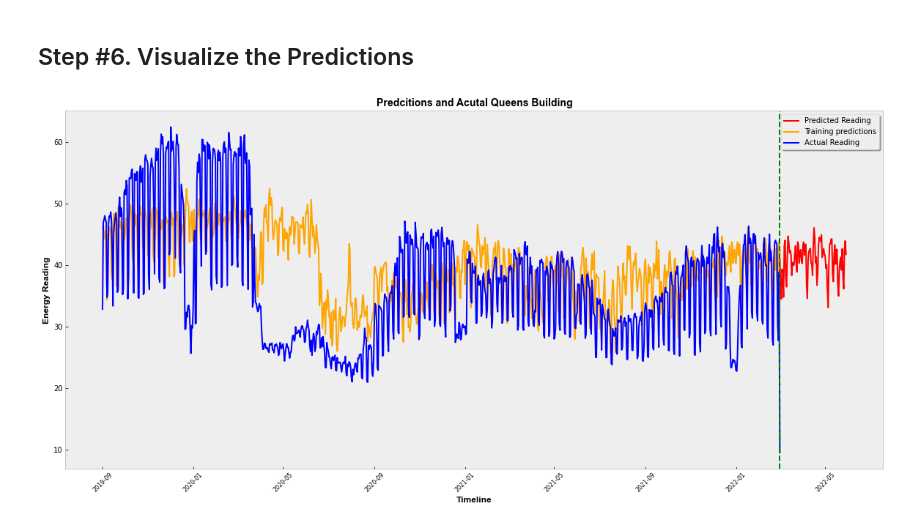
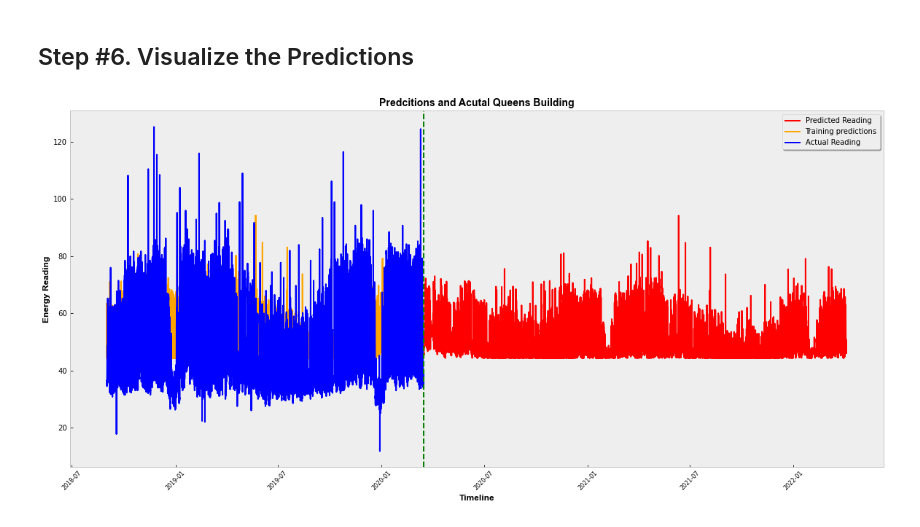
Before and after one commit to UsmanKolo/Master_Thesis, a Jupyter notebook: Notebooks/Bidirectional_LSTM.ipynb, the cells around one changed output. Cells and saved outputs as stored; diff of their text form; code cells hidden in the pictures.

```diff
--- a/Notebooks/Bidirectional_LSTM.ipynb
+++ b/Notebooks/Bidirectional_LSTM.ipynb
@@ -52,5 +52,5 @@ array([<AxesSubplot:xlabel='Datetime'>, <AxesSubplot:xlabel='Datetime'>,
 # %%
-# df = df.loc[:'2020-03-24']
+df = df.loc[:'2020-03-15']
 data = df.reset_index()
 
 dataset_train = data.copy()
@@ -126,9 +130,9 @@ array([[0.51908412],
 # %%
-# Creating a data structure with 90 timestamps and 1 output
+# Creating a data structure with 120 timestamps and 1 output
 X_train = []
 y_train = []
 
-n_future = 90  # Number of days we want top predict into the future
+n_future = 18000  # Number of days we want top predict into the future
 n_past = 1     # Number of past days we want to use to predict the future
 
 for i in range(n_past, len(training_set_scaled) - n_future +1):
@@ -205,8 +216,8 @@ model.compile(optimizer='adam', loss='mean_squared_error')
 ## Step #4. Start training
 # %%
 %%time
-es = EarlyStopping(monitor='val_loss', min_delta=1e-10, patience=10, verbose=1)
-rlr = ReduceLROnPlateau(monitor='val_loss', factor=0.5, patience=10, verbose=1)
+es = EarlyStopping(monitor='val_loss', min_delta=1e-10, patience=5, verbose=1)
+rlr = ReduceLROnPlateau(monitor='val_loss', factor=0.5, patience=5, verbose=1)
 mcp = ModelCheckpoint(filepath='weights.h5', monitor='val_loss', verbose=1, save_best_only=True, save_weights_only=True)
 
 tb = TensorBoard('logs')
@@ -240,7 +251,7 @@ plt.legend();
 ## PART 3. Make future predictions
 # %%
 # Generate list of sequence of days for predictions
-datelist_future = pd.date_range(datelist_train[-1], periods=n_future, freq='1d').tolist()
+datelist_future = pd.date_range(datelist_train[-1], periods=n_future, freq='1h').tolist()
 
 '''
 Remeber, we have datelist_train from begining.
@@ -317,24 +328,24 @@ dataset_train.head()
 # %%
 # Set plot size
 from pylab import rcParams
 rcParams['figure.figsize'] = 20, 9
 
 # Plot parameters
-START_DATE_FOR_PLOTTING = '2019-09'
+START_DATE_FOR_PLOTTING = '2018-09'
 
 plt.plot(PREDICTIONS_FUTURE.index, PREDICTIONS_FUTURE['value'], color='r', label='Predicted Reading')
 plt.plot(PREDICTION_TRAIN.loc[START_DATE_FOR_PLOTTING:].index, PREDICTION_TRAIN.loc[START_DATE_FOR_PLOTTING:]['value'], color='orange', label='Training predictions')
 plt.plot(dataset_train.loc[START_DATE_FOR_PLOTTING:].index, dataset_train.loc[START_DATE_FOR_PLOTTING:]['Electric'], color='b', label='Actual Reading')
 
 plt.axvline(x = min(PREDICTIONS_FUTURE.index), color='green', linewidth=2, linestyle='--')
 
 plt.grid(which='major', color='#cccccc', alpha=0.5)
 
 plt.legend(shadow=True)
 plt.title('Predcitions and Acutal Queens Building', family='Arial', fontsize=14, fontweight='bold')
 plt.xlabel('Timeline', family='Arial', fontsize=12, fontweight='bold')
 plt.ylabel('Energy Reading', family='Arial', fontsize=12, fontweight='bold')
 plt.xticks(rotation=45, fontsize=8)
 plt.show()
 # %% [output]
-[figure, old version]
+[figure, new version]
```
Also changed, not shown: parts of 15 cells of this notebook, 37 other files.
